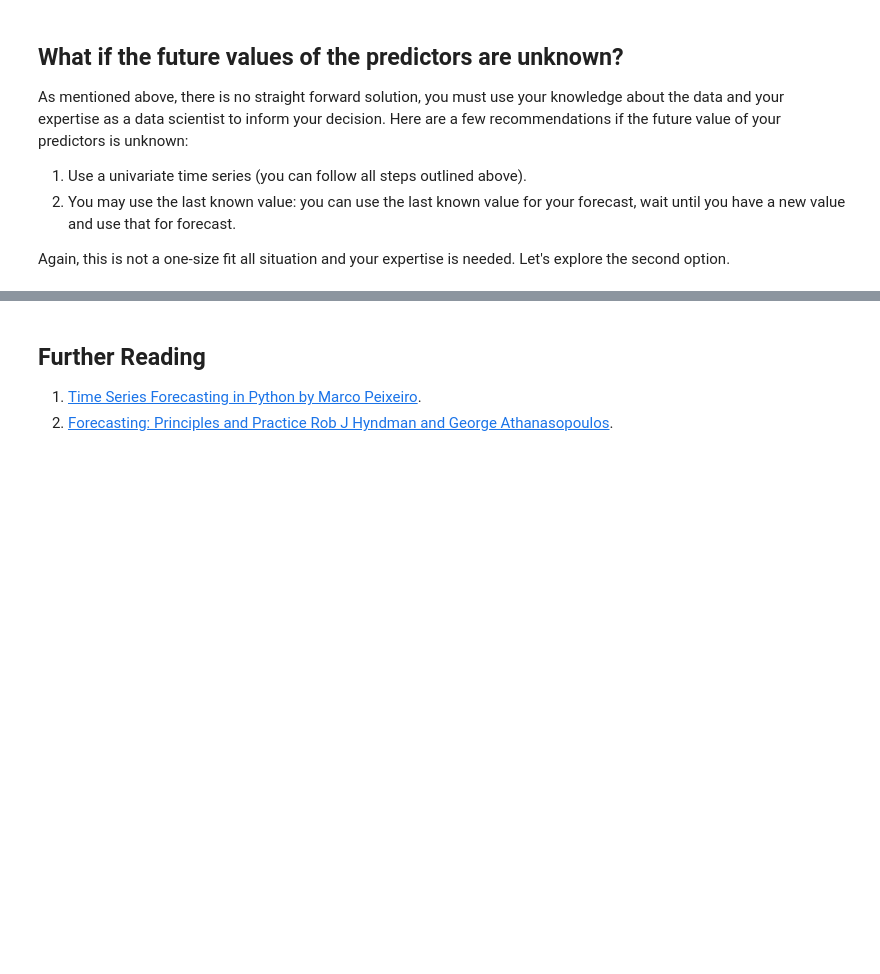
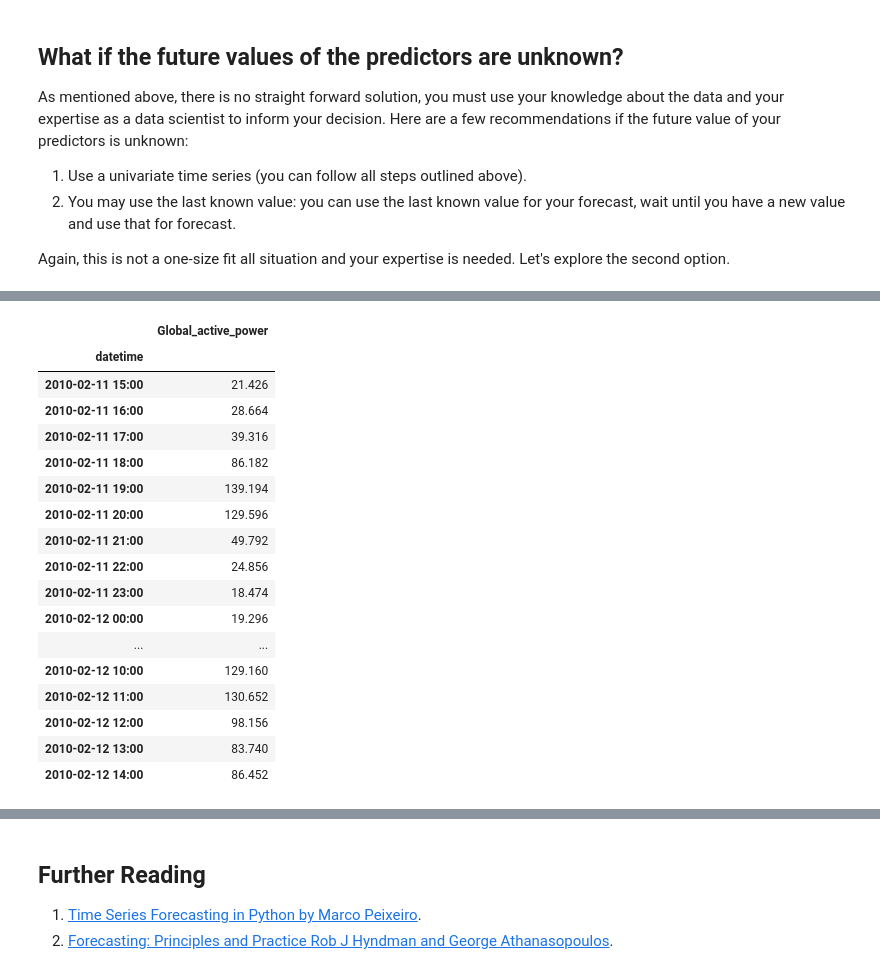
Before and after one commit to Ibrahim-Ola/time-series-python, a Jupyter notebook: SARIMA.ipynb, the cells around one changed output, grey strips where cells are left out. Saved outputs shown, nothing was run; the diff lists cells and outputs as text; code cells hidden in the pictures; blank space fills up the shorter version.

```diff
--- a/SARIMA.ipynb
+++ b/SARIMA.ipynb
@@ -477,0 +542,21 @@ Again, this is not a one-size fit all situation and your expertise is needed. Le
+# %%
+test_endo.iloc[:24, :]
+# %% [output]
+|  | Global_active_power |
+| datetime |  |
+| 2010-02-11 15:00 | 21.426 |
+| 2010-02-11 16:00 | 28.664 |
+| 2010-02-11 17:00 | 39.316 |
+| 2010-02-11 18:00 | 86.182 |
+| 2010-02-11 19:00 | 139.194 |
+| 2010-02-11 20:00 | 129.596 |
+| 2010-02-11 21:00 | 49.792 |
+| 2010-02-11 22:00 | 24.856 |
+| 2010-02-11 23:00 | 18.474 |
+| 2010-02-12 00:00 | 19.296 |
+| ... | ... |
+| 2010-02-12 10:00 | 129.160 |
+| 2010-02-12 11:00 | 130.652 |
+| 2010-02-12 12:00 | 98.156 |
+| 2010-02-12 13:00 | 83.740 |
+| 2010-02-12 14:00 | 86.452 |
```
Also changed, not shown: parts of 7 cells of this notebook.
